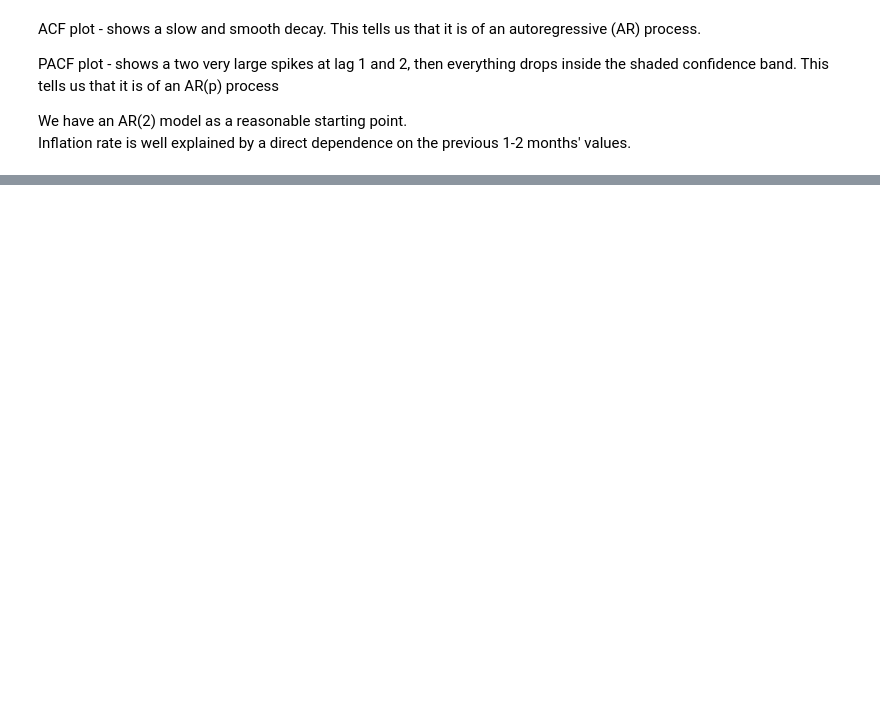
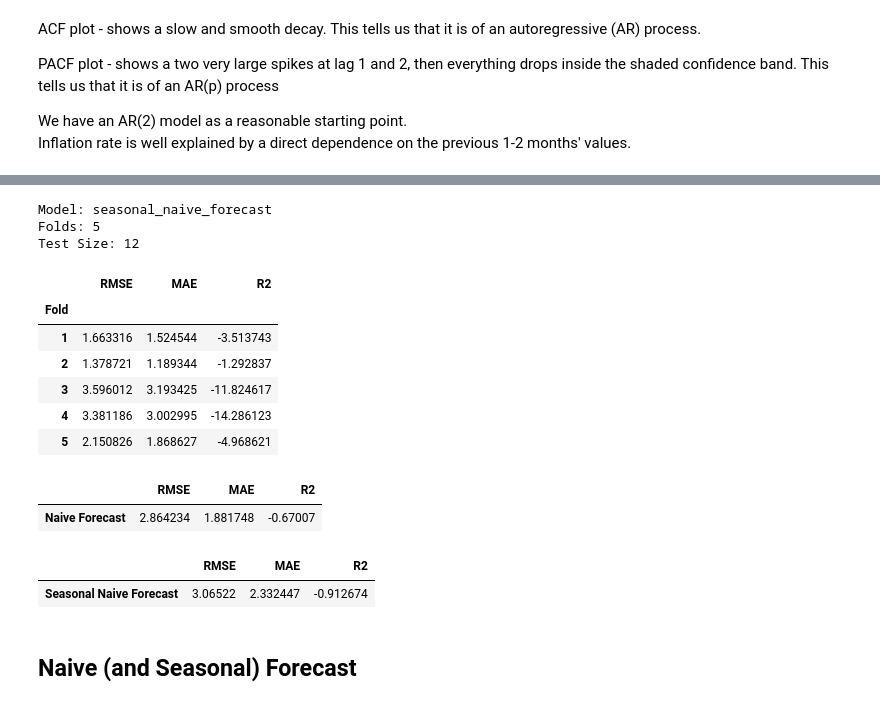
Before and after one commit to USERc137/Inflation-Forecast-Regression, a Jupyter notebook: inf_forecast.ipynb, the cells around one changed output, grey strips where cells are left out. Cells and saved outputs as stored; diff of their text form; code cells hidden in the pictures; blank space fills up the shorter version.

```diff
--- a/inf_forecast.ipynb
+++ b/inf_forecast.ipynb
@@ -288,0 +332,31 @@ Inflation rate is well explained by a direct dependence on the previous 1-2 mont
+# %%
+forecast_test(INF_train, forecast_fn = seasonal_naive_forecast, n_splits = n_splits, test_size= test_size, target_col = target_variable, progress= True)
+# %% [output]
+Model: seasonal_naive_forecast
+Folds: 5
+Test Size: 12
+|  | RMSE | MAE | R2 |
+| Fold |  |  |  |
+| 1 | 1.663316 | 1.524544 | -3.513743 |
+| 2 | 1.378721 | 1.189344 | -1.292837 |
+| 3 | 3.596012 | 3.193425 | -11.824617 |
+| 4 | 3.381186 | 3.002995 | -14.286123 |
+| 5 | 2.150826 | 1.868627 | -4.968621 |
+# %%
+n_test_forecast = naive_forecast(INF_train, months_ahead=months_forecast, target_col = target_variable)
+Naive_test = pd.DataFrame(eval_metrics(INF_test[target_variable], n_test_forecast), index = ['Naive Forecast'])
+
+Naive_test
+# %% [output]
+|  | RMSE | MAE | R2 |
+| Naive Forecast | 2.864234 | 1.881748 | -0.67007 |
+# %%
+sn_test_forecast = seasonal_naive_forecast(INF_train, months_ahead=months_forecast, target_col = target_variable)
+Seasonal_Naive_test = pd.DataFrame(eval_metrics(INF_test[target_variable], sn_test_forecast), index = ['Seasonal Naive Forecast'])
+
+Seasonal_Naive_test
+# %% [output]
+|  | RMSE | MAE | R2 |
+| Seasonal Naive Forecast | 3.06522 | 2.332447 | -0.912674 |
+# %% [markdown]
+## Naive (and Seasonal) Forecast
```
Also changed, not shown: parts of 16 cells of this notebook, 3 other files.
